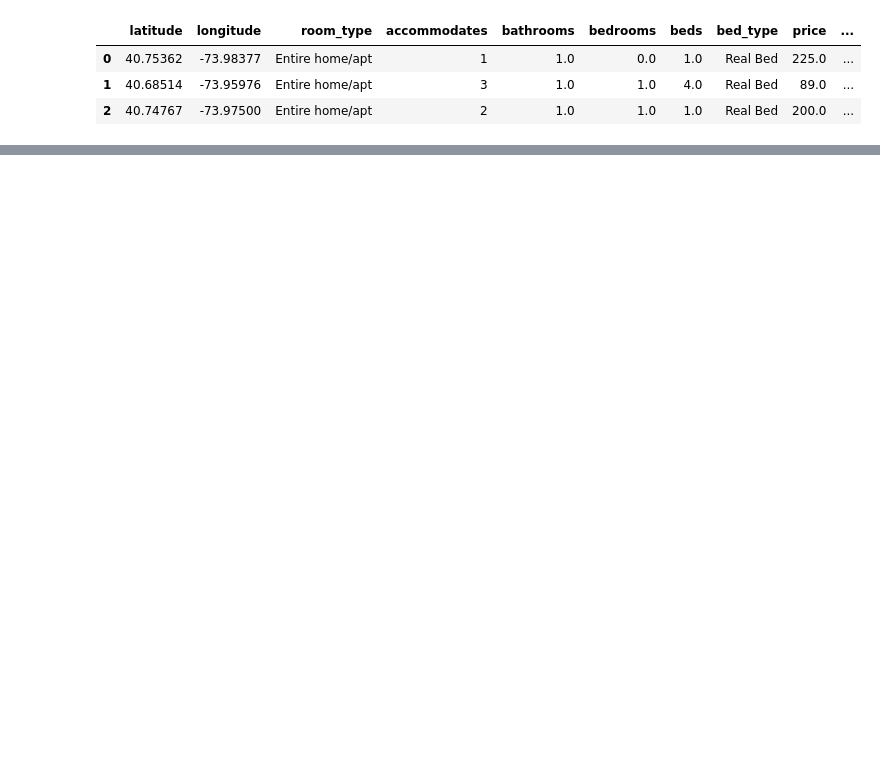
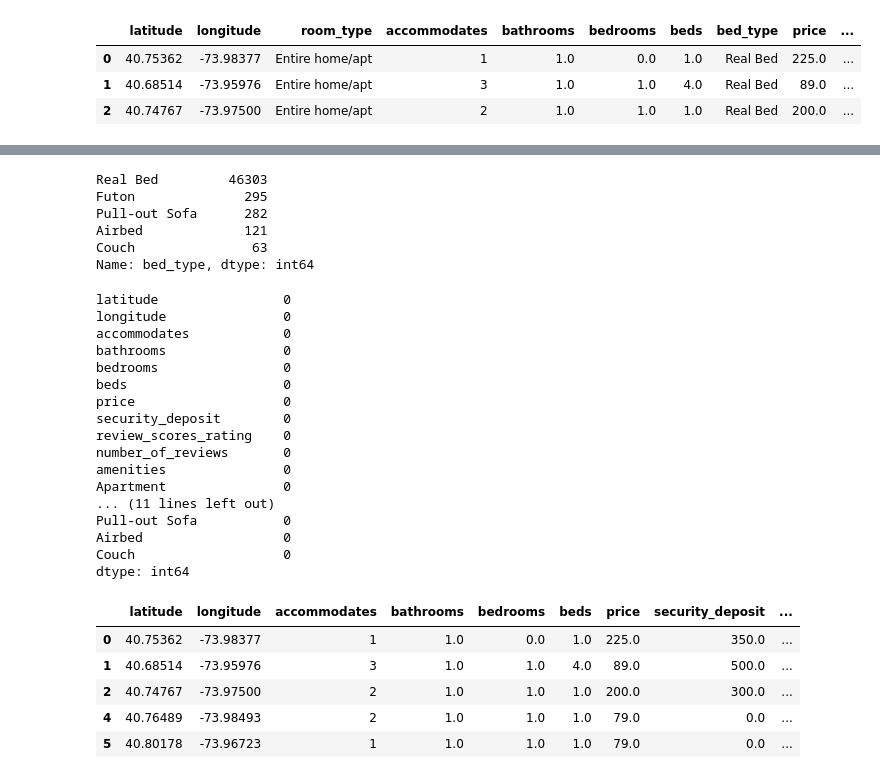
Before and after one commit to whitw/CAUBigdata, a Jupyter notebook: big-data-team-17-cau.ipynb, the cells around one changed output, grey strips where cells are left out. Saved outputs shown, nothing was run; the diff lists cells and outputs as text; code cells hidden in the pictures; blank space fills up the shorter version.

```diff
--- a/big-data-team-17-cau.ipynb
+++ b/big-data-team-17-cau.ipynb
@@ -231,0 +278,44 @@ abm1.head(3)
+# %%
+abm1['bed_type'].value_counts()
+# %% [output]
+Real Bed         46303
+Futon              295
+Pull-out Sofa      282
+Airbed             121
+Couch               63
+Name: bed_type, dtype: int64
+# %%
+abm1.loc[abm1['bed_type'].str.contains('Real Bed'), 'Real Bed'] = 1
+abm1.loc[abm1['bed_type'].str.contains('Futon'), 'Futon'] = 1
+abm1.loc[abm1['bed_type'].str.contains('Pull-out Sofa'), 'Pull-out Sofa'] = 1
+abm1.loc[abm1['bed_type'].str.contains('Airbed'), 'Airbed'] = 1
+abm1.loc[abm1['bed_type'].str.contains('Couch'), 'Couch'] = 1
+abm1 = abm1.fillna(0)
+
+abm1.drop('bed_type', axis = 1, inplace=True)
+abm1.isnull().sum()
+abm1.head(5)
+# %% [output]
+latitude                0
+longitude               0
+accommodates            0
+bathrooms               0
+bedrooms                0
+beds                    0
+price                   0
+security_deposit        0
+review_scores_rating    0
+number_of_reviews       0
+amenities               0
+Apartment               0
+... (11 lines left out)
+Pull-out Sofa           0
+Airbed                  0
+Couch                   0
+dtype: int64
+|  | latitude | longitude | accommodates | bathrooms | bedrooms | beds | price | security_deposit | ... |
+| 0 | 40.75362 | -73.98377 | 1 | 1.0 | 0.0 | 1.0 | 225.0 | 350.0 | ... |
+| 1 | 40.68514 | -73.95976 | 3 | 1.0 | 1.0 | 4.0 | 89.0 | 500.0 | ... |
+| 2 | 40.74767 | -73.97500 | 2 | 1.0 | 1.0 | 1.0 | 200.0 | 300.0 | ... |
+| 4 | 40.76489 | -73.98493 | 2 | 1.0 | 1.0 | 1.0 | 79.0 | 0.0 | ... |
+| 5 | 40.80178 | -73.96723 | 1 | 1.0 | 1.0 | 1.0 | 79.0 | 0.0 | ... |
```
Also changed, not shown: parts of 6 cells of this notebook.
